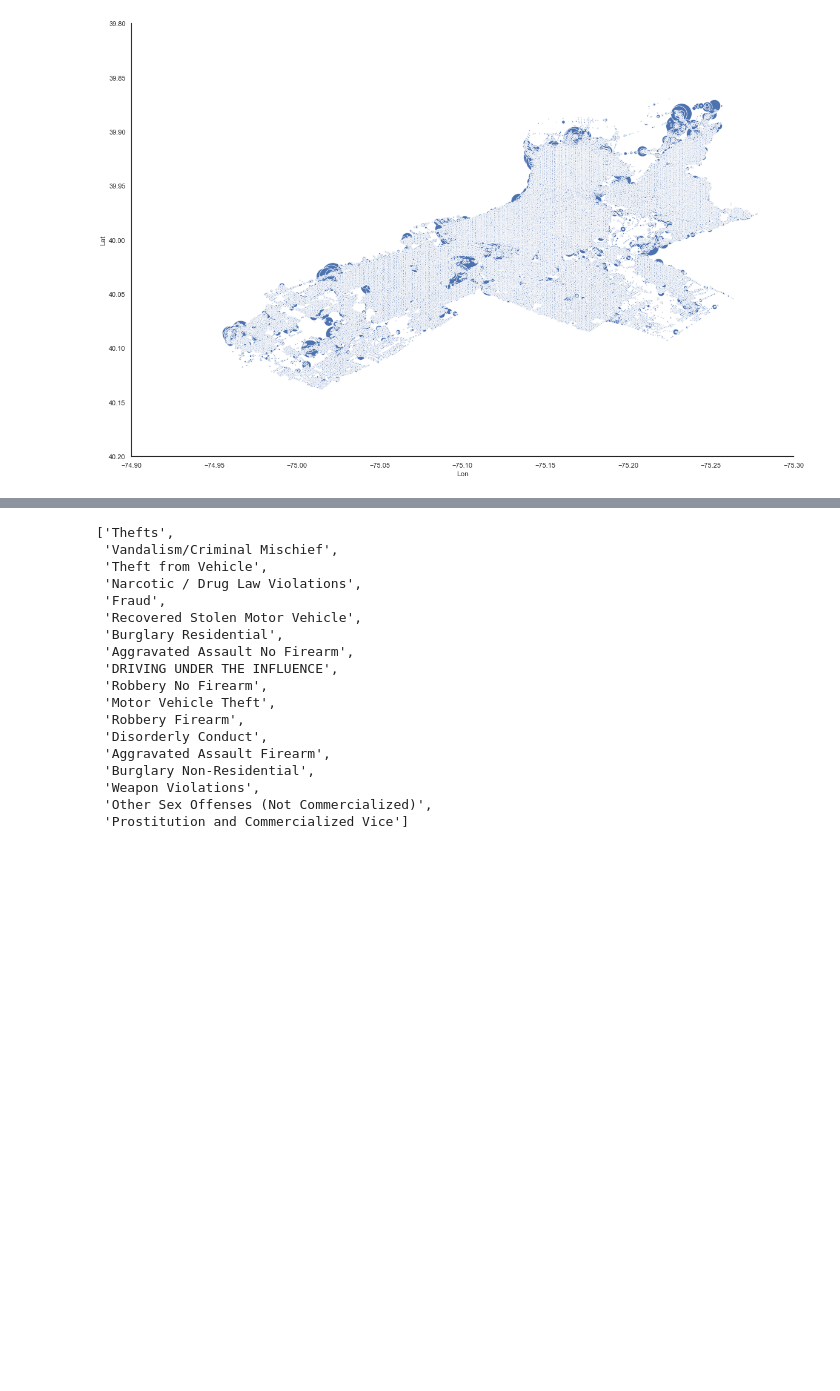
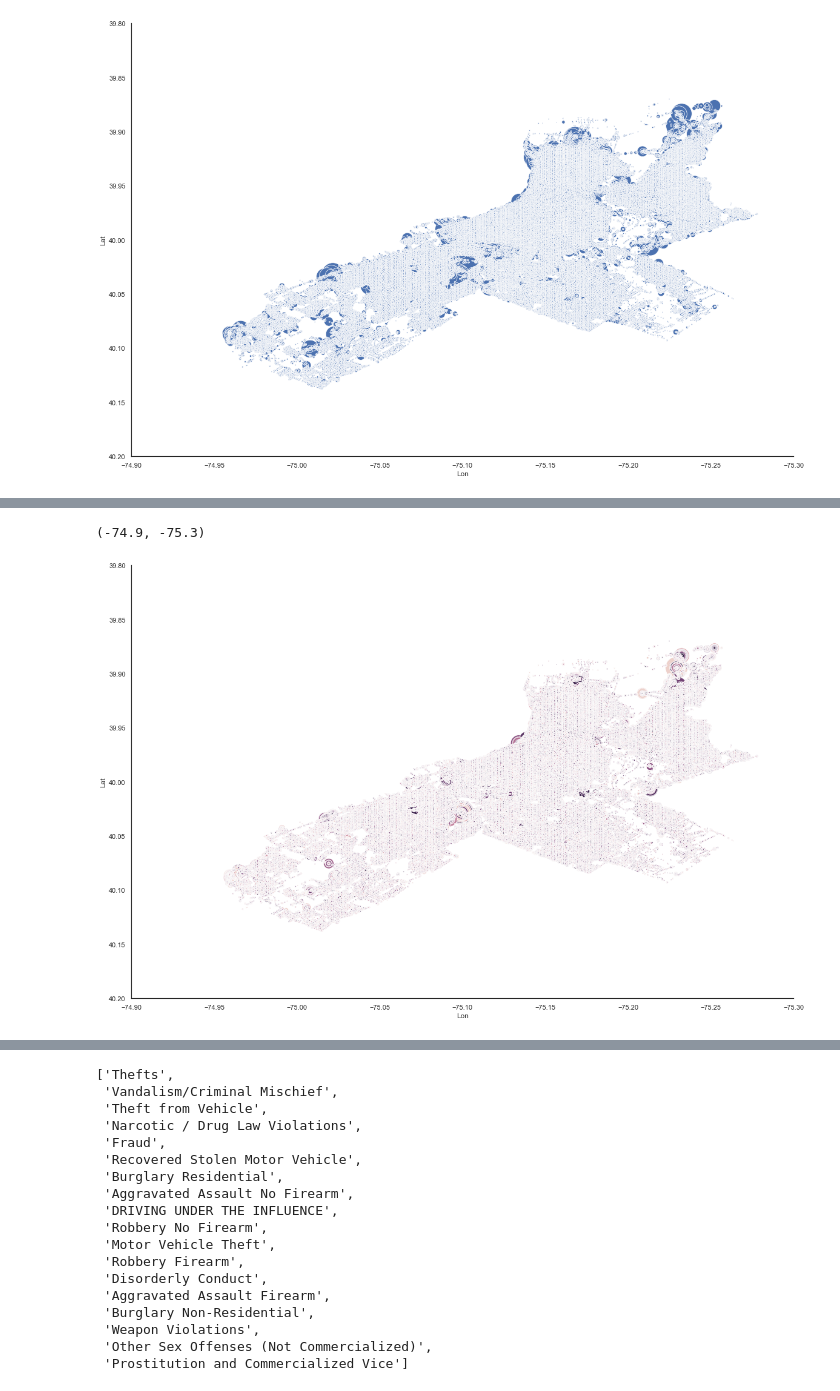
Before and after one commit to hongson6/Crime-in-Philadelphia, a Jupyter notebook: Crime/crimeDataAnalysis.ipynb, the cells around one changed output, grey strips where cells are left out. Drawn from its saved outputs; the diff is of its cells as text; code cells hidden in the pictures; blank space fills up the shorter version.

Commit message:
Add files via upload
Added a couple more plots

```diff
--- a/Crime/crimeDataAnalysis.ipynb
+++ b/Crime/crimeDataAnalysis.ipynb
@@ -178,0 +195,5 @@ plt.xlim(-74.9,-75.3)
+# %%
+#Grouping the data by their Geo location and Year and sorting backwards
+
+groupLonLat = crimeData.groupby(['Lon', 'Lat', 'year']).sum().sort_values("events", ascending = False).reset_index()
+groupLonLat.head(10)
@@ -179,3 +212,16 @@ plt.xlim(-74.9,-75.3)
+# %%
+# Q5: What District/Region has the most crimes?
+
+#Plotting a graph through geo location data to get a sence of areas/regions with high number of crimes
+
+sns.set(style="white")
+splot = sns.relplot(x="Lon", y="Lat", hue="year", size="events", sizes=(3,4300), legend=None, data=groupLonLat)
+splot.fig.set_size_inches(20, 12)
+plt.ylim(40.2, 39.8)
+plt.xlim(-74.9,-75.3)
+# %% [output]
+(-74.9, -75.3)
+[figure, added]
 # %%
 #Grouping data with Text_General_Code and sorting backward to get the top occured crimes
 
```
Also changed, not shown: parts of 5 cells of this notebook.
